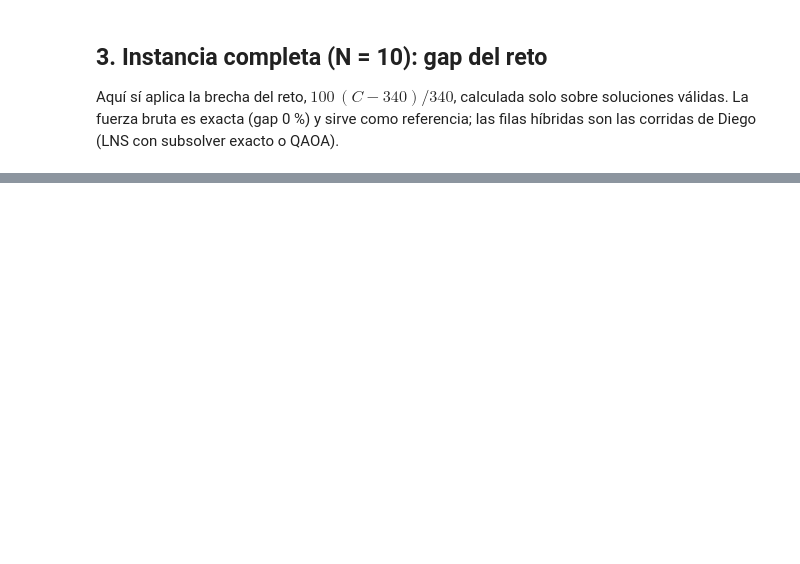
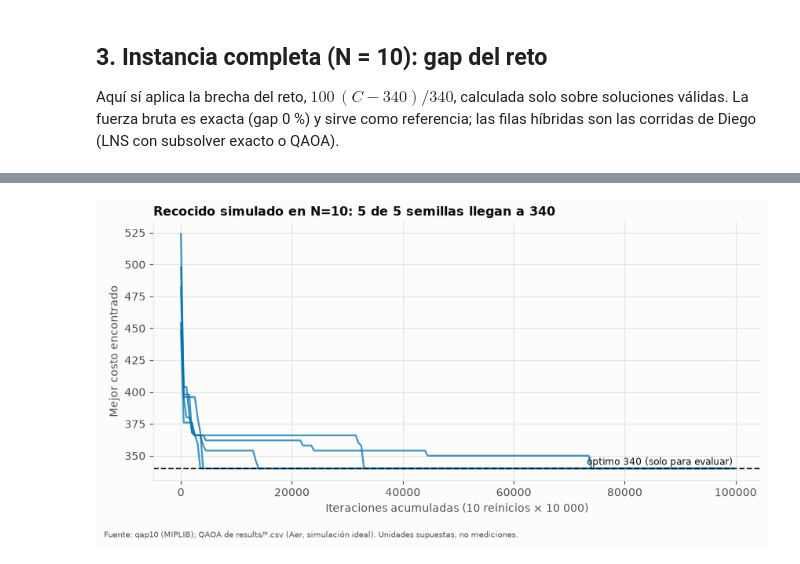
Before and after one commit to rodnm/hackathon-qiskit-fall-fest-2026, a Jupyter notebook: notebooks/07_comparacion.ipynb, the cells around one changed output, grey strips where cells are left out. Saved outputs shown, nothing was run; the diff lists cells and outputs as text; code cells hidden in the pictures; blank space fills up the shorter version.

```diff
--- a/notebooks/07_comparacion.ipynb
+++ b/notebooks/07_comparacion.ipynb
@@ -253 +335,22 @@ display(n10.style.hide(axis="index").format({
+# %%
+from qap.classical import solve_sa
+from qap.data import load_instance
+
+sa_params = CLASSICAL["sa"].params
+inst10 = load_instance(10)
+runs_sa = [solve_sa(inst10, seed=seed, **sa_params) for seed in range(5)]
+fig, ax = plt.subplots(figsize=(8.6, 4.4))
+for result in runs_sa:
+    history = result.extras["history_best_cost"]
+    steps = np.arange(len(history)) * result.extras["history_every"]
+    ax.plot(steps, history, color=BLUE, lw=1.6, alpha=0.75)
+ax.axhline(340, color=INK, lw=1.3, ls="--")
+ax.text(steps[-1], 341, "óptimo 340 (solo para evaluar)", ha="right", va="bottom", fontsize=8.5)
+reached = sum(r.cost == 340 for r in runs_sa)
+ax.set_xlabel("Iteraciones acumuladas (10 reinicios × 10 000)")
+ax.set_ylabel("Mejor costo encontrado")
+ax.set_title(f"Recocido simulado en N=10: {reached} de {len(runs_sa)} semillas llegan a 340")
+save(fig, "sa_convergence.png")
+# %% [output]
+[figure, added]
 # %% [markdown]
```
Also changed, not shown: parts of 12 cells of this notebook, 11 other files.
